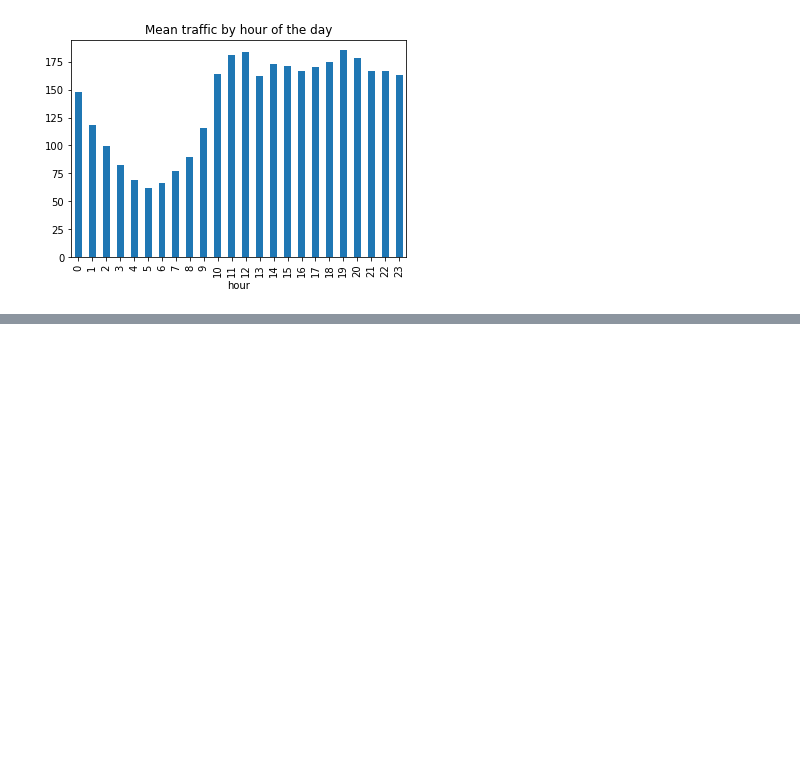
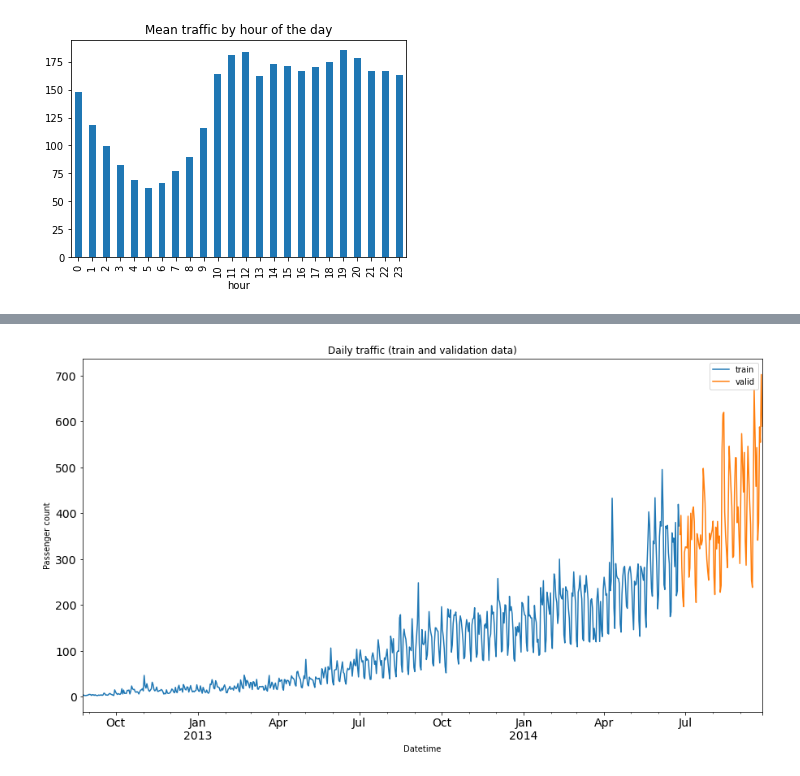
Before and after one commit to MAyub114/time_series_forecasting, a Jupyter notebook: ts_forecasting.ipynb, the cells around one changed output, grey strips where cells are left out. Drawn from its saved outputs; the diff is of its cells as text; code cells hidden in the pictures; blank space fills up the shorter version.

Commit message:
Prepare data for modelling

```diff
--- a/ts_forecasting.ipynb
+++ b/ts_forecasting.ipynb
@@ -226,0 +256,10 @@ train.groupby('hour')['Count'].mean().plot.bar(title='Mean traffic by hour of th
+# %%
+# Resample train data to daily
+train.Timestamp = pd.to_datetime(train.Datetime,format='%d-%m-%Y %H:%M')
+train.index = train.Timestamp
+train = train.resample('D').mean()
+
+# Resample test data to daily
+test.Timestamp = pd.to_datetime(test.Datetime,format='%d-%m-%Y %H:%M')
+test.index = test.Timestamp
+test = test.resample('D').mean()
@@ -226,0 +300,20 @@ train.groupby('hour')['Count'].mean().plot.bar(title='Mean traffic by hour of th
+# %%
+start_train = '2012-08-25'
+end_train = '2014-06-24'
+start_validation = '2014-06-25'
+end_validation = '2014-09-25'
+
+valid = train.loc[start_validation: end_validation]
+train = train.loc[start_train: end_train]
+# %%
+figsize = (15, 8)
+title = 'Daily traffic (train and validation data)'
+
+train.Count.plot(figsize=figsize, title=title, fontsize=14, label='train')
+valid.Count.plot(figsize=figsize, title=title, fontsize=14, label='valid')
+plt.xlabel("Datetime")
+plt.ylabel("Passenger count")
+plt.legend(loc='best')
+plt.show()
+# %% [output]
+[figure, added]
```
Also changed, not shown: parts of 7 cells of this notebook.
